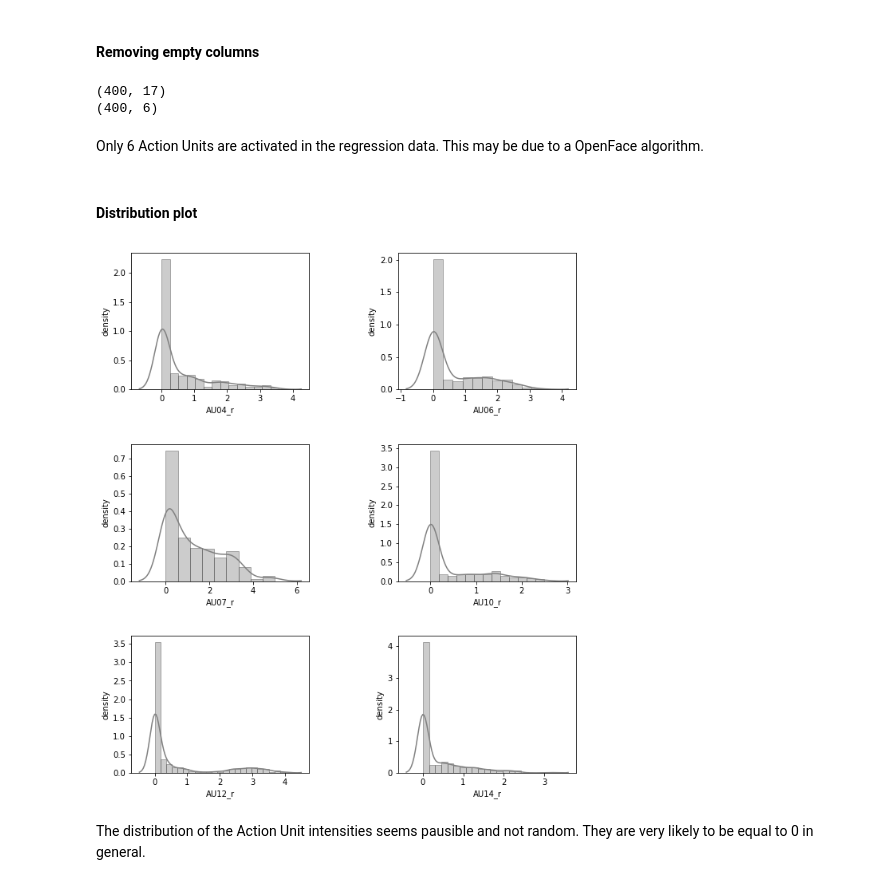
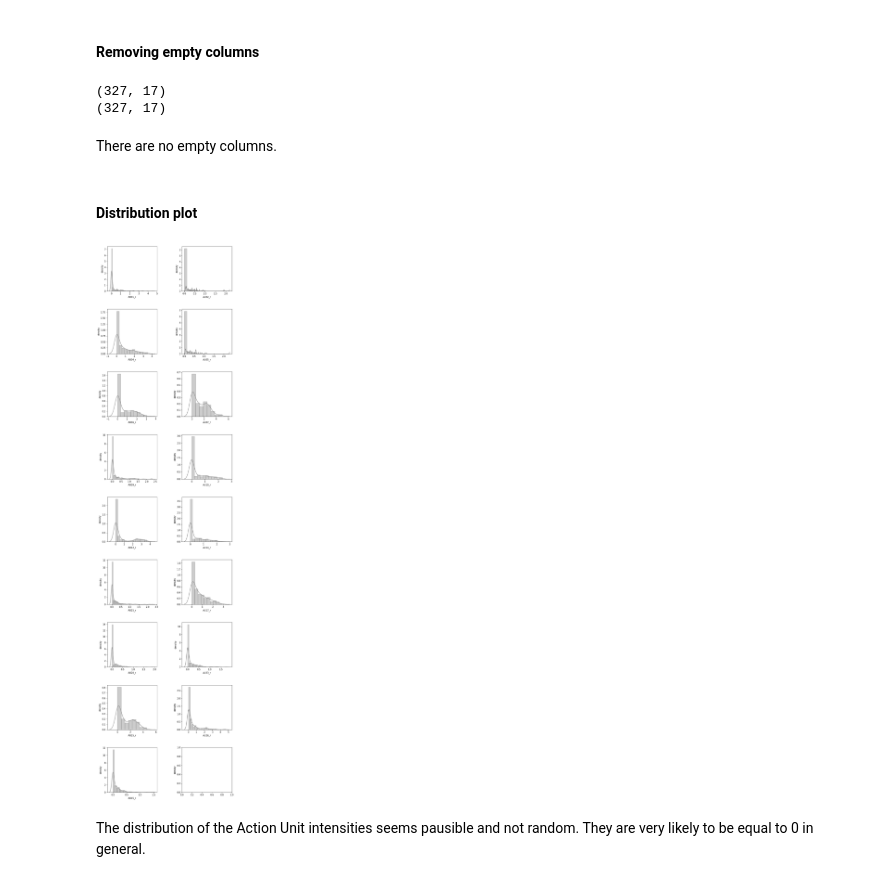
Before and after one commit to tonca/emotion_recognition, a Jupyter notebook: notebooks/Data_Analysis_Images_AUs.ipynb, the cells around one changed output. Drawn from its saved outputs; the diff is of its cells as text; code cells hidden in the pictures.

Commit message:
Updated data analysis notebook with data from videos

```diff
--- a/notebooks/Data_Analysis_Images_AUs.ipynb
+++ b/notebooks/Data_Analysis_Images_AUs.ipynb
@@ -27,7 +29,7 @@ import scipy.stats as stats
 ## Data Collection
 # %%
 # Path to the local dataset file
-DATASET_PATH = "../data/labeled_light.csv"
+DATASET_PATH = "../data/labeled_fromvids.csv"
 # %%
 # Load the dataset with Pandas
 data = pd.read_csv(DATASET_PATH)
@@ -134,27 +138,27 @@ print(reg_AUs.shape)
 reg_AUs = reg_AUs.loc[:, (reg_AUs != 0).any(axis=0)]
 print(reg_AUs.shape)
 # %% [output]
-(400, 17)
-(400, 6)
+(327, 17)
+(327, 17)
-# %% [markdown]
-Only 6 Action Units are activated in the regression data. This may be due to a OpenFace algorithm.
+# %% [markdown]
+There are no empty columns.
 # %% [markdown]
 #### Distribution plot
 # %%
 # Create a Figure containing 2x2 subplots
-fig, axes = plt.subplots(3, 2, figsize=(10,12))
+fig, axes = plt.subplots(9, 2, figsize=(10,45))
 # Call the vectorized function for labeling all the y-axes
 y_labeler(axes)
 
 for i,col in enumerate(reg_AUs.columns.values):
     _ = sns.distplot(reg_AUs[col], color='#808080', ax=axes[math.floor(i/2),i%2],
                      hist_kws=dict(edgecolor="#404040", linewidth=1))
 
 
 # Adjust space between plots
 plt.subplots_adjust(wspace=.5, hspace=.4)
 # %% [output]
-[figure, old version]
+[figure, new version]
 # %% [markdown]
 The distribution of the Action Unit intensities seems pausible and not random.
 They are very likely to be equal to 0 in general.
```
Also changed, not shown: parts of 32 cells of this notebook.
